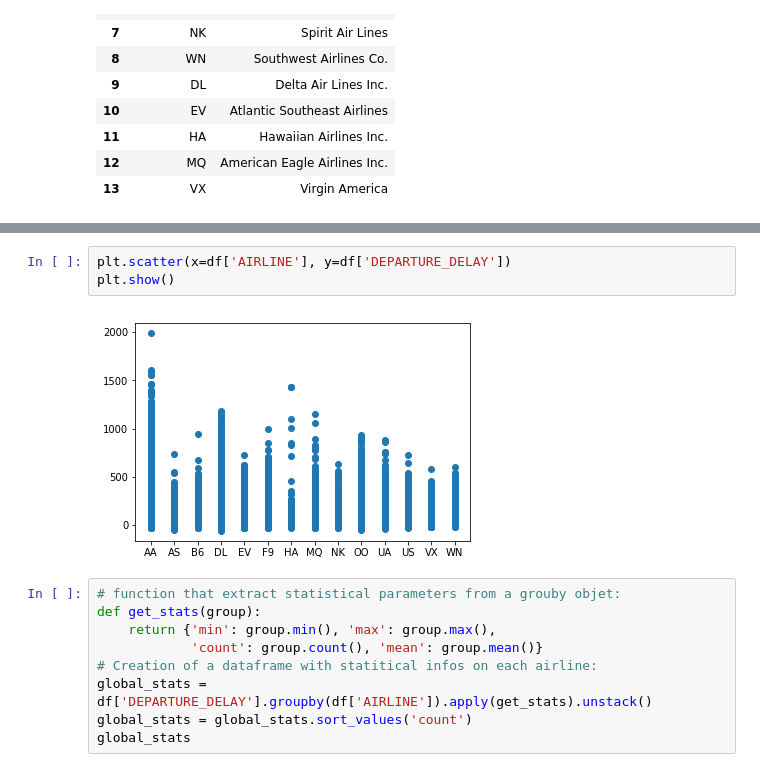
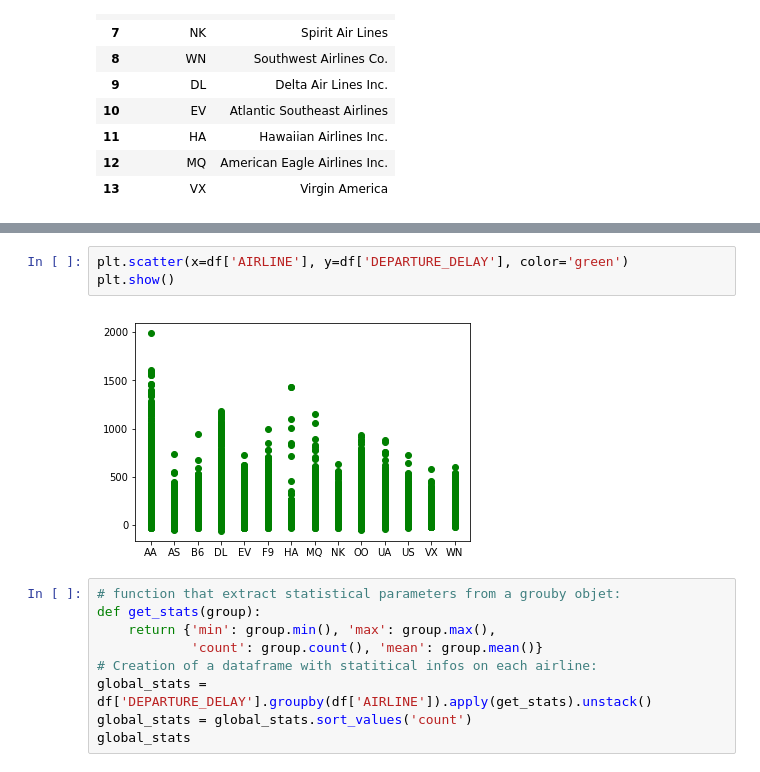
Before and after one commit to acudoc/Thinkful-Projects, a Jupyter notebook: Prep_Capstone.ipynb, the cells around one changed output, grey strips where cells are left out. Cells and saved outputs as stored; diff of their text form.

```diff
--- a/Prep_Capstone.ipynb
+++ b/Prep_Capstone.ipynb
@@ -97,10 +97,10 @@ df[:5]
 | 3 | AA | LAX | MIA | 2015-01-01 00:20:00 | 00:15:00 | -5.0 | ... |
 | 4 | AS | SEA | ANC | 2015-01-01 00:25:00 | 00:24:00 | -1.0 | ... |
 # %%
-plt.scatter(x=df['AIRLINE'], y=df['DEPARTURE_DELAY'])
+plt.scatter(x=df['AIRLINE'], y=df['DEPARTURE_DELAY'], color='green')
 plt.show()
 # %% [output]
-[figure, old version]
+[figure, new version]
 # %%
 # function that extract statistical parameters from a grouby objet:
 def get_stats(group):
```
Also changed, not shown: parts of 9 cells of this notebook.
